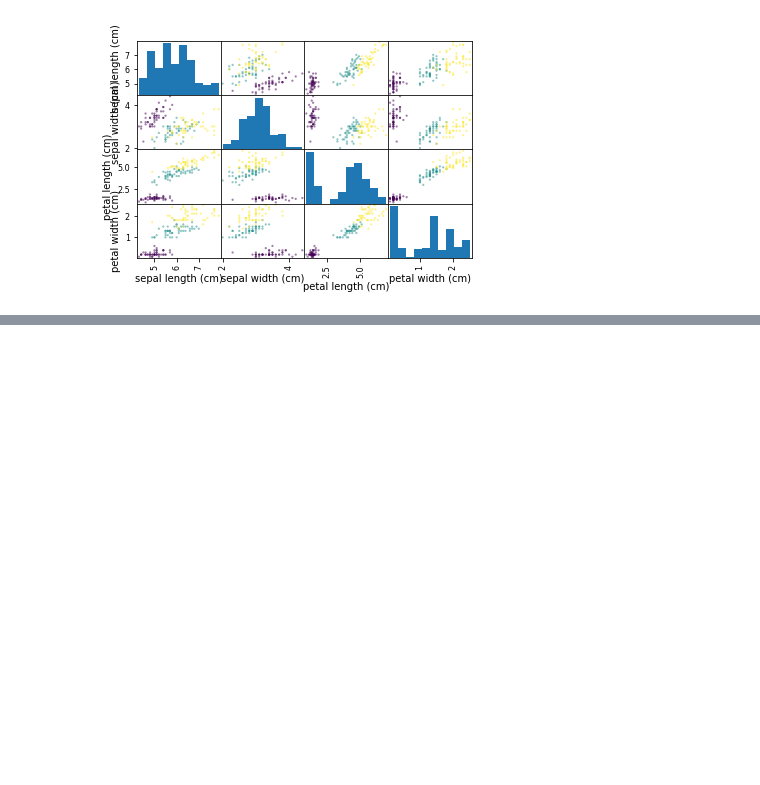
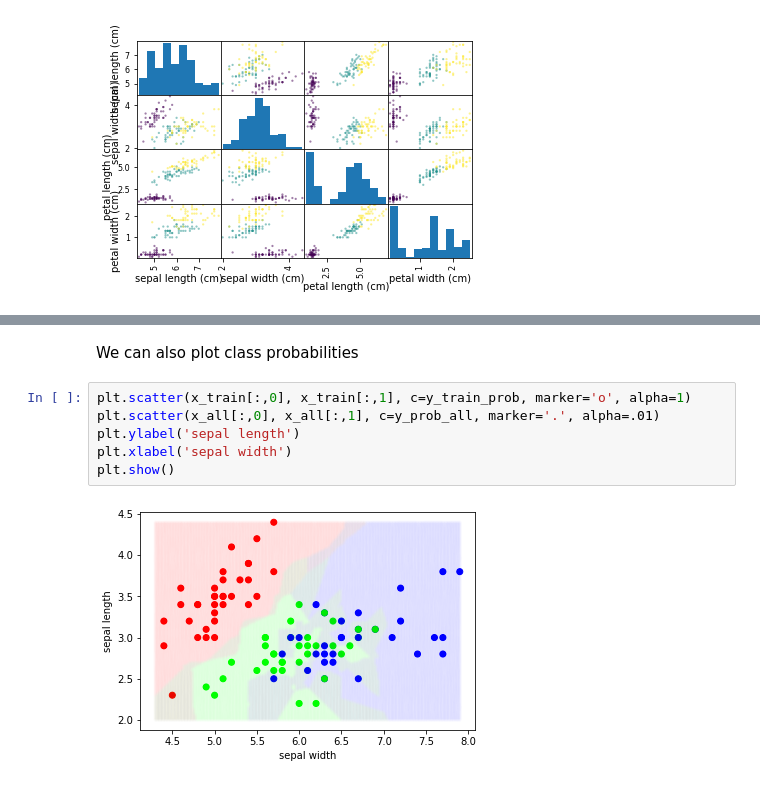
Before and after one commit to mravanba/comp551-notebooks, a Jupyter notebook: KNN.ipynb, the cells around one changed output, grey strips where cells are left out. Drawn from its saved outputs; the diff is of its cells as text; blank space fills up the shorter version.

```diff
--- a/KNN.ipynb
+++ b/KNN.ipynb
@@ -158,0 +133,10 @@ change the method and add diabetes example
+# %% [markdown]
+We can also plot class probabilities
+# %%
+plt.scatter(x_train[:,0], x_train[:,1], c=y_train_prob, marker='o', alpha=1)
+plt.scatter(x_all[:,0], x_all[:,1], c=y_prob_all, marker='.', alpha=.01)
+plt.ylabel('sepal length')
+plt.xlabel('sepal width')
+plt.show()
+# %% [output]
+[figure, added]
```
Also changed, not shown: parts of 21 cells of this notebook, 1 other file.
